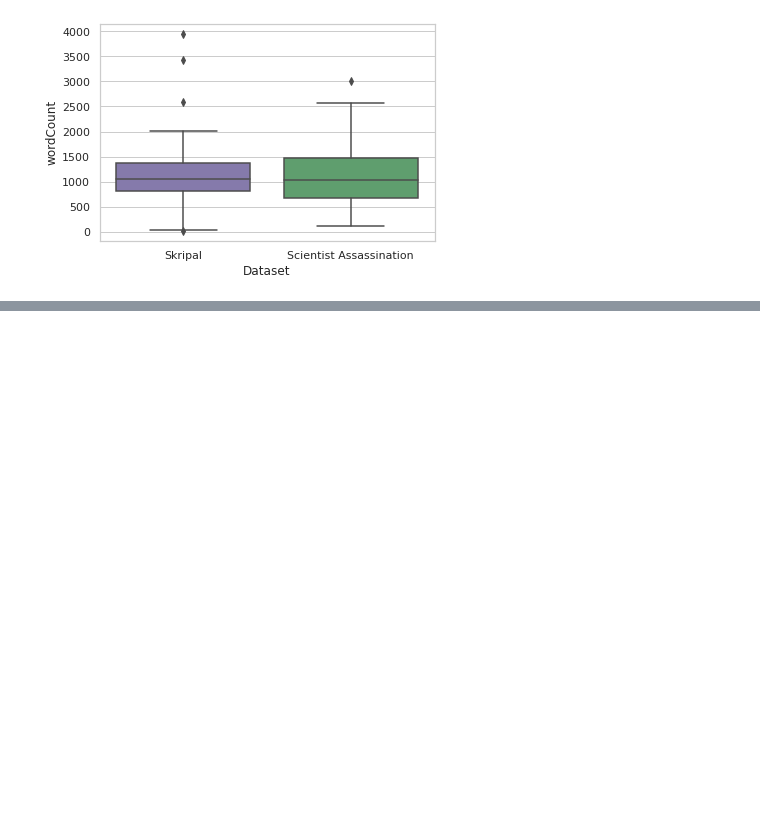
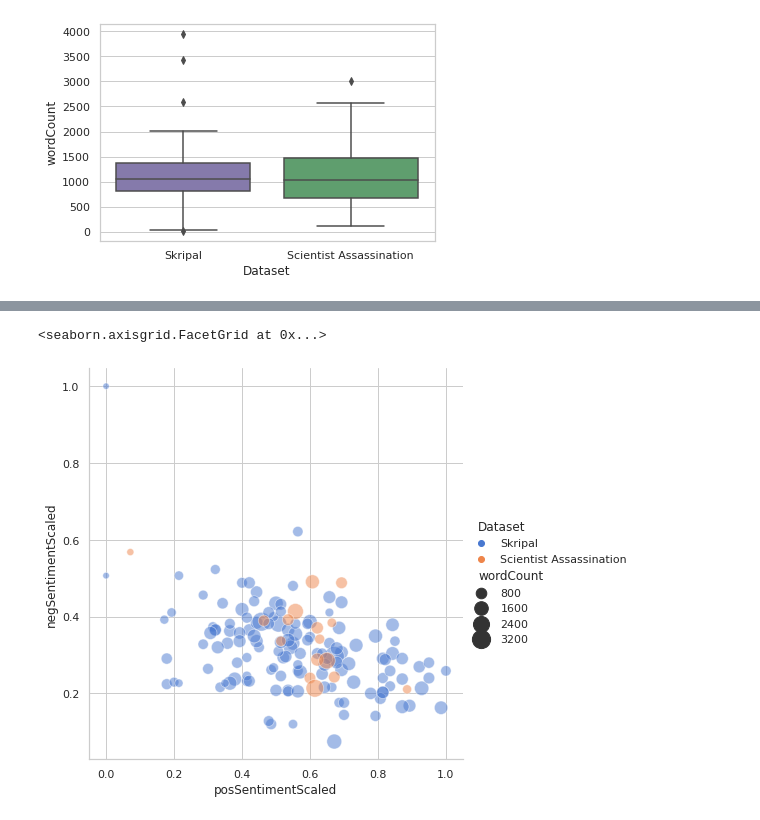
Before and after one commit to MatthiasRathbun/phil2_3127_fall2020, a Jupyter notebook: data/Analysis Sandbox - NYT.ipynb, the cells around one changed output, grey strips where cells are left out. Drawn from its saved outputs; the diff is of its cells as text; code cells hidden in the pictures; blank space fills up the shorter version.

```diff
--- a/data/Analysis Sandbox - NYT.ipynb
+++ b/data/Analysis Sandbox - NYT.ipynb
@@ -146,0 +167,10 @@ sns.boxplot(x="Dataset", y="wordCount", palette=["m", "g"],
+# %%
+from vaderSentiment.vaderSentiment import SentimentIntensityAnalyzer
+analyser = SentimentIntensityAnalyzer()
+# %%
+def sentiment_analyzer_scores(sentence):
+    score = analyser.polarity_scores(sentence)
+    return score
+# %%
+df['negSentiment'] = df['fullText'].apply(lambda x: sentiment_analyzer_scores(x)['neg'])
+df['posSentiment'] = df['fullText'].apply(lambda x: sentiment_analyzer_scores(x)['pos'])
@@ -146,0 +186,13 @@ sns.boxplot(x="Dataset", y="wordCount", palette=["m", "g"],
+# %%
+# normalize
+min_max_scaler = preprocessing.MinMaxScaler()
+df['negSentimentScaled'] = df['negSentiment'].apply(lambda x: x/df['negSentiment'].max())
+df['posSentimentScaled'] = df['posSentiment'].apply(lambda x: x/df['posSentiment'].max())
+# %%
+# Plot miles per gallon against horsepower with other semantics
+sns.relplot(x="posSentimentScaled", y="negSentimentScaled", hue="Dataset", size="wordCount",
+            sizes=(40, 400), alpha=.5, palette="muted",
+            height=6, data=df)
+# %% [output]
+<seaborn.axisgrid.FacetGrid at 0x...>
+[figure, added]
```
Also changed, not shown: parts of 5 cells of this notebook.
